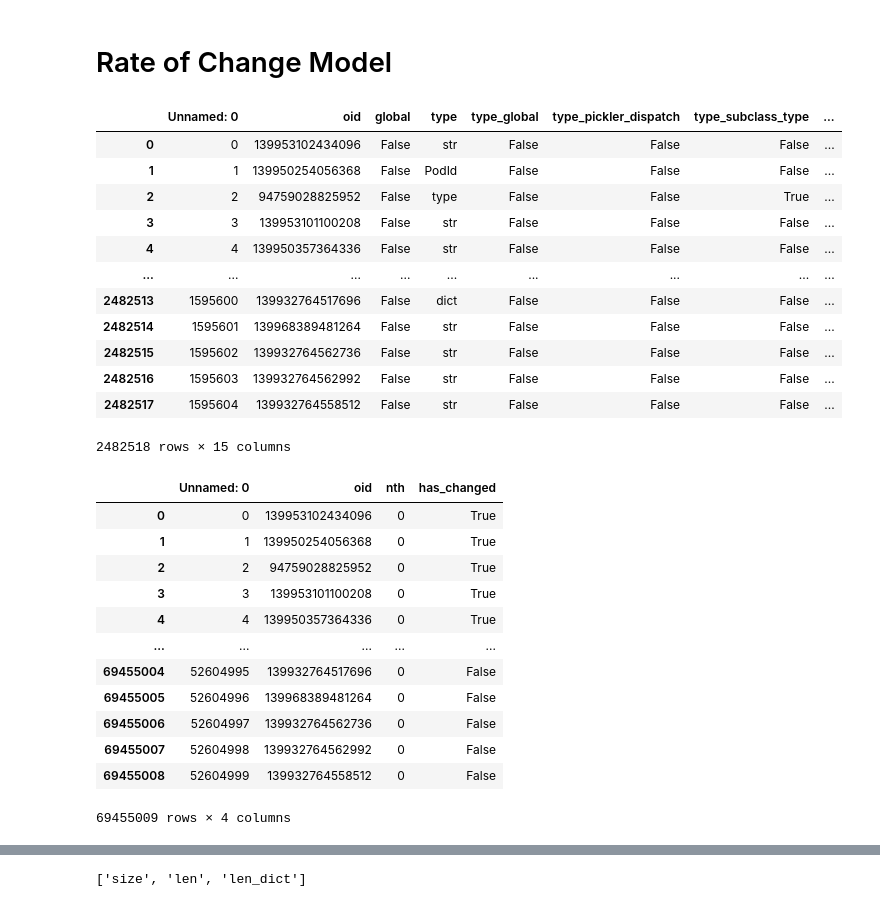
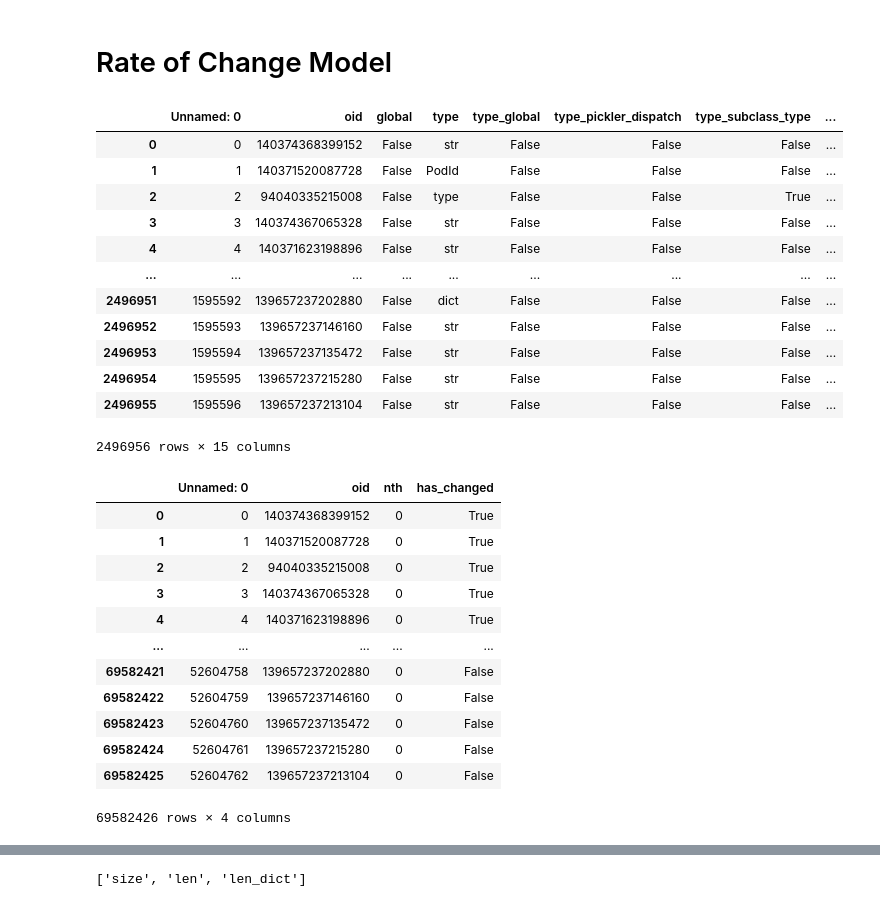
Before and after one commit to illinoisdata/pod, a Jupyter notebook: explore.ipynb, the cells around one changed output, grey strips where cells are left out. Cells and saved outputs as stored; diff of their text form; code cells hidden in the pictures.

```diff
--- a/explore.ipynb
+++ b/explore.ipynb
@@ -183,54 +183,54 @@ for idx in range(len(bst.get_booster().get_dump())):
 # Rate of Change Model
 # %%
 feature_paths = [
-    "./yj7-result/exp1_prcc_betterxb/roc-collect/feature.csv",
-    "./yj7-result/exp1_prcc_buildats/roc-collect/feature.csv",
-    "./yj7-result/exp1_prcc_itsttime/roc-collect/feature.csv",
-    "./yj7-result/exp1_prcc_rmlist/roc-collect/feature.csv",
-    "./yj7-result/exp1_prcc_storesfg/roc-collect/feature.csv",
-    "./yj7-result/exp1_prcc_tpsmay22/roc-collect/feature.csv",
+    "./yj7full-result/exp1_prcc_betterxb/roc-collect/feature.csv",
+    "./yj7full-result/exp1_prcc_buildats/roc-collect/feature.csv",
+    "./yj7full-result/exp1_prcc_itsttime/roc-collect/feature.csv",
+    "./yj7full-result/exp1_prcc_rmlist/roc-collect/feature.csv",
+    "./yj7full-result/exp1_prcc_storesfg/roc-collect/feature.csv",
+    "./yj7full-result/exp1_prcc_tpsmay22/roc-collect/feature.csv",
 ]
 dff = pd.concat([pd.read_csv(feature_path) for feature_path in feature_paths], ignore_index=True)
 dff
 # %% [output]
 |  | Unnamed: 0 | oid | global | type | type_global | type_pickler_dispatch | type_subclass_type | ... |
-| 0 | 0 | 139953102434096 | False | str | False | False | False | ... |
-| 1 | 1 | 139950254056368 | False | PodId | False | False | False | ... |
-| 2 | 2 | 94759028825952 | False | type | False | False | True | ... |
-| 3 | 3 | 139953101100208 | False | str | False | False | False | ... |
-| 4 | 4 | 139950357364336 | False | str | False | False | False | ... |
+| 0 | 0 | 140374368399152 | False | str | False | False | False | ... |
+| 1 | 1 | 140371520087728 | False | PodId | False | False | False | ... |
+| 2 | 2 | 94040335215008 | False | type | False | False | True | ... |
+| 3 | 3 | 140374367065328 | False | str | False | False | False | ... |
+| 4 | 4 | 140371623198896 | False | str | False | False | False | ... |
 | ... | ... | ... | ... | ... | ... | ... | ... | ... |
-| 2482513 | 1595600 | 139932764517696 | False | dict | False | False | False | ... |
-| 2482514 | 1595601 | 139968389481264 | False | str | False | False | False | ... |
-| 2482515 | 1595602 | 139932764562736 | False | str | False | False | False | ... |
-| 2482516 | 1595603 | 139932764562992 | False | str | False | False | False | ... |
-| 2482517 | 1595604 | 139932764558512 | False | str | False | False | False | ... |
+| 2496951 | 1595592 | 139657237202880 | False | dict | False | False | False | ... |
+| 2496952 | 1595593 | 139657237146160 | False | str | False | False | False | ... |
+| 2496953 | 1595594 | 139657237135472 | False | str | False | False | False | ... |
+| 2496954 | 1595595 | 139657237215280 | False | str | False | False | False | ... |
+| 2496955 | 1595596 | 139657237213104 | False | str | False | False | False | ... |
-2482518 rows × 15 columns
+2496956 rows × 15 columns
 # %%
 change_paths = [
-    "./yj7-result/exp1_prcc_betterxb/roc-collect/change.csv",
-    "./yj7-result/exp1_prcc_buildats/roc-collect/change.csv",
-    "./yj7-result/exp1_prcc_itsttime/roc-collect/change.csv",
-    "./yj7-result/exp1_prcc_rmlist/roc-collect/change.csv",
-    "./yj7-result/exp1_prcc_storesfg/roc-collect/change.csv",
-    "./yj7-result/exp1_prcc_tpsmay22/roc-collect/change.csv",
+    "./yj7full-result/exp1_prcc_betterxb/roc-collect/change.csv",
+    "./yj7full-result/exp1_prcc_buildats/roc-collect/change.csv",
+    "./yj7full-result/exp1_prcc_itsttime/roc-collect/change.csv",
+    "./yj7full-result/exp1_prcc_rmlist/roc-collect/change.csv",
+    "./yj7full-result/exp1_prcc_storesfg/roc-collect/change.csv",
+    "./yj7full-result/exp1_prcc_tpsmay22/roc-collect/change.csv",
 ]
 dfc = pd.concat([pd.read_csv(change_path) for change_path in change_paths], ignore_index=True)
 dfc
 # %% [output]
 |  | Unnamed: 0 | oid | nth | has_changed |
-| 0 | 0 | 139953102434096 | 0 | True |
-| 1 | 1 | 139950254056368 | 0 | True |
-| 2 | 2 | 94759028825952 | 0 | True |
-| 3 | 3 | 139953101100208 | 0 | True |
-| 4 | 4 | 139950357364336 | 0 | True |
+| 0 | 0 | 140374368399152 | 0 | True |
+| 1 | 1 | 140371520087728 | 0 | True |
+| 2 | 2 | 94040335215008 | 0 | True |
+| 3 | 3 | 140374367065328 | 0 | True |
+| 4 | 4 | 140371623198896 | 0 | True |
 | ... | ... | ... | ... | ... |
-| 69455004 | 52604995 | 139932764517696 | 0 | False |
-| 69455005 | 52604996 | 139968389481264 | 0 | False |
-| 69455006 | 52604997 | 139932764562736 | 0 | False |
-| 69455007 | 52604998 | 139932764562992 | 0 | False |
-| 69455008 | 52604999 | 139932764558512 | 0 | False |
+| 69582421 | 52604758 | 139657237202880 | 0 | False |
+| 69582422 | 52604759 | 139657237146160 | 0 | False |
+| 69582423 | 52604760 | 139657237135472 | 0 | False |
+| 69582424 | 52604761 | 139657237215280 | 0 | False |
+| 69582425 | 52604762 | 139657237213104 | 0 | False |
-69455009 rows × 4 columns
+69582426 rows × 4 columns
 # %%
 grouped = dfc.groupby(['nth', 'has_changed']).size().unstack(fill_value=0)
 
```
Also changed, not shown: parts of 12 cells of this notebook, 4 other files.
